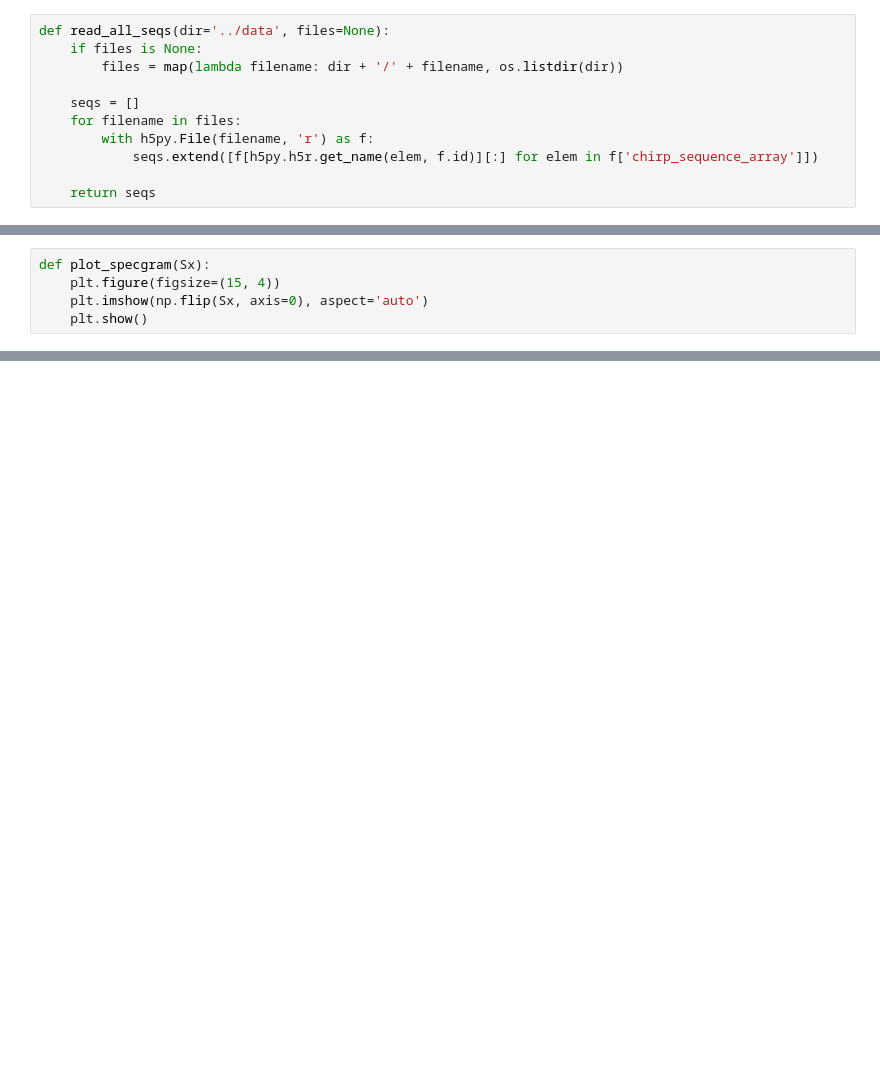
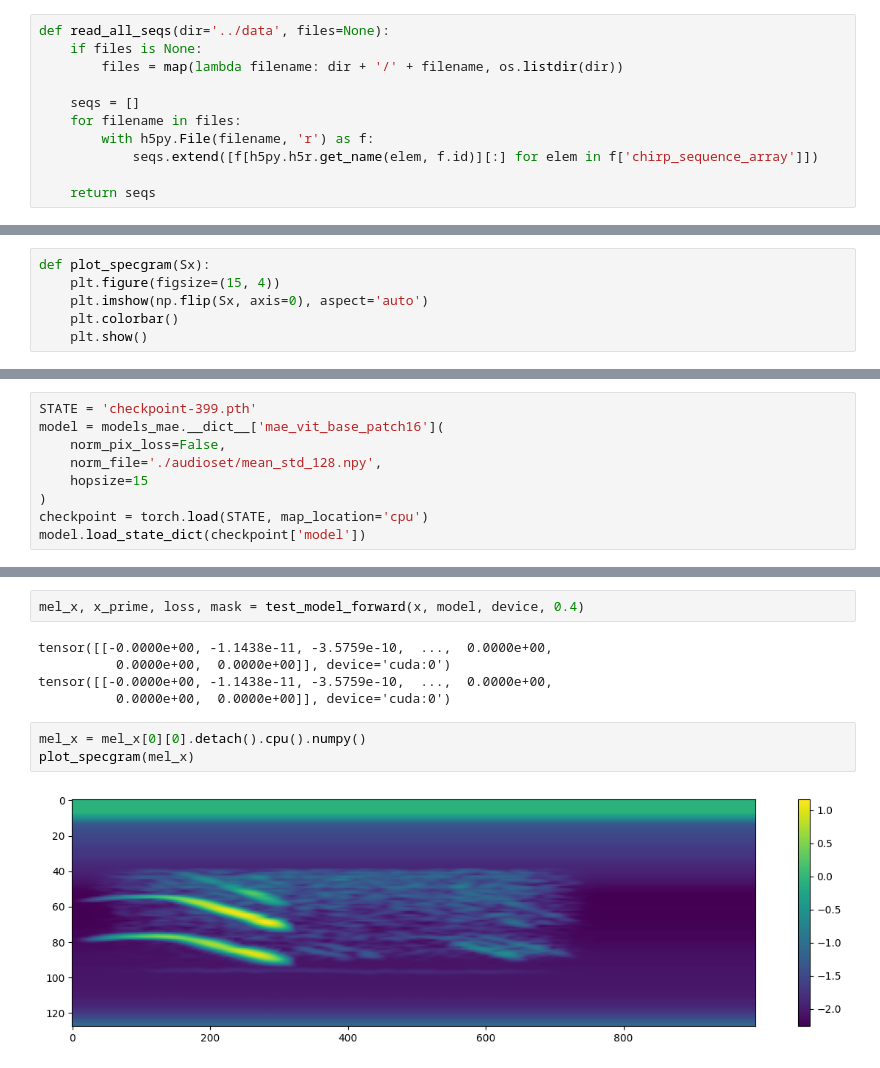
Before and after one commit to NSagan271/MaskSpec_forked, a Jupyter notebook: TestImputation.ipynb, the cells around one changed output, grey strips where cells are left out. Cells and saved outputs as stored; diff of their text form; blank space fills up the shorter version.

Commit message:
Add notebook to test out imputation on pretrained model; add scripts to create new dataset

```diff
--- a/TestImputation.ipynb
+++ b/TestImputation.ipynb
@@ -67,4 +70,5 @@ def test_model_forward(x, model, device, mask_ratio=0.75):
 def plot_specgram(Sx):
     plt.figure(figsize=(15, 4))
     plt.imshow(np.flip(Sx, axis=0), aspect='auto')
+    plt.colorbar()
     plt.show()
@@ -112,0 +134,9 @@ x_prime = model.unpatchify(pred[:, :, :, np.newaxis])
+# %%
+STATE = 'checkpoint-399.pth'
+model = models_mae.__dict__['mae_vit_base_patch16'](
+    norm_pix_loss=False,
+    norm_file='./audioset/mean_std_128.npy',
+    hopsize=15
+)
+checkpoint = torch.load(STATE, map_location='cpu')
+model.load_state_dict(checkpoint['model'])
@@ -112,0 +153,12 @@ x_prime = model.unpatchify(pred[:, :, :, np.newaxis])
+# %%
+mel_x, x_prime, loss, mask = test_model_forward(x, model, device, 0.4)
+# %% [output]
+tensor([[-0.0000e+00, -1.1438e-11, -3.5759e-10,  ...,  0.0000e+00,
+          0.0000e+00,  0.0000e+00]], device='cuda:0')
+tensor([[-0.0000e+00, -1.1438e-11, -3.5759e-10,  ...,  0.0000e+00,
+          0.0000e+00,  0.0000e+00]], device='cuda:0')
+# %%
+mel_x = mel_x[0][0].detach().cpu().numpy()
+plot_specgram(mel_x)
+# %% [output]
+[figure, added]
```
Also changed, not shown: parts of 20 cells of this notebook, 6 other files.
